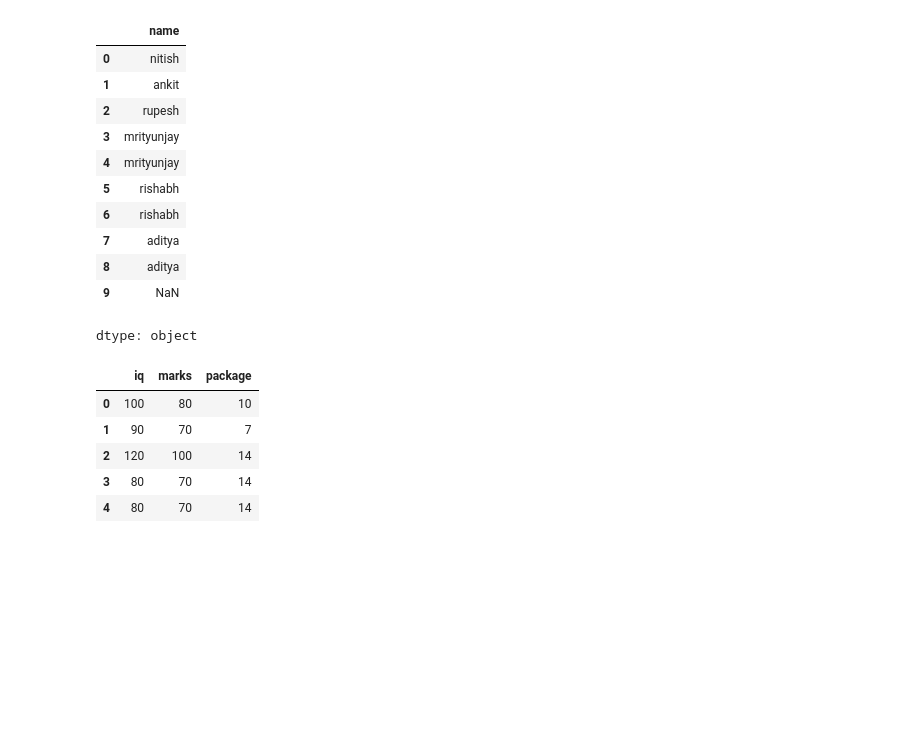
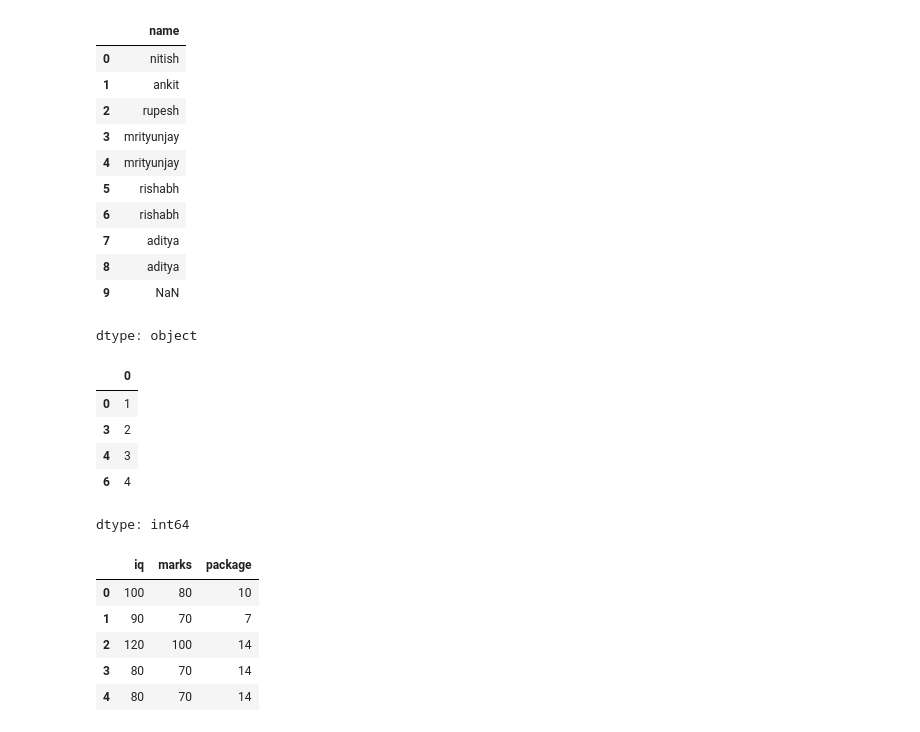
Before and after one commit to ShehrazSarwar/Python-Data-Analysis, a Jupyter notebook: Pandas DataFrame/Important_DataFrame_Methods.ipynb, the cells around one changed output. Saved outputs shown, nothing was run; the diff lists cells and outputs as text; code cells hidden in the pictures; blank space fills up the shorter version.

```diff
--- a/Pandas DataFrame/Important_DataFrame_Methods.ipynb
+++ b/Pandas DataFrame/Important_DataFrame_Methods.ipynb
@@ -596,6 +596,17 @@ students['name'].bfill() # or students['name'].bfill()
 | 8 | aditya |
 | 9 | NaN |
 dtype: object
+# %%
+# drop_duplicates(series + dataframe) -> works like and --> duplicated()
+temp = pd.Series([1,1,1,2,3,3,4,4])
+temp.drop_duplicates()
+# %% [output]
+|  | 0 |
+| 0 | 1 |
+| 3 | 2 |
+| 4 | 3 |
+| 6 | 4 |
+dtype: int64
 # %%
 marks
 # %% [output]
```
Also changed, not shown: parts of 4 cells of this notebook.
